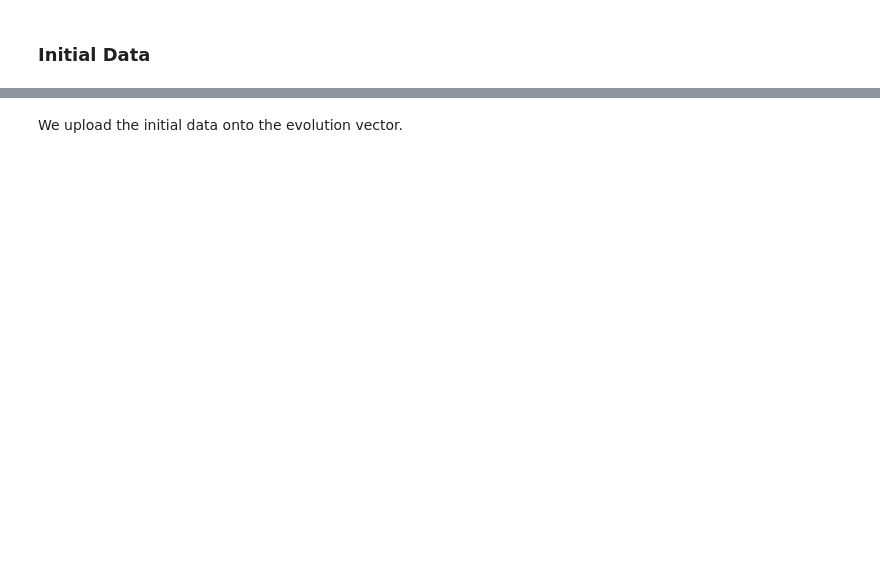
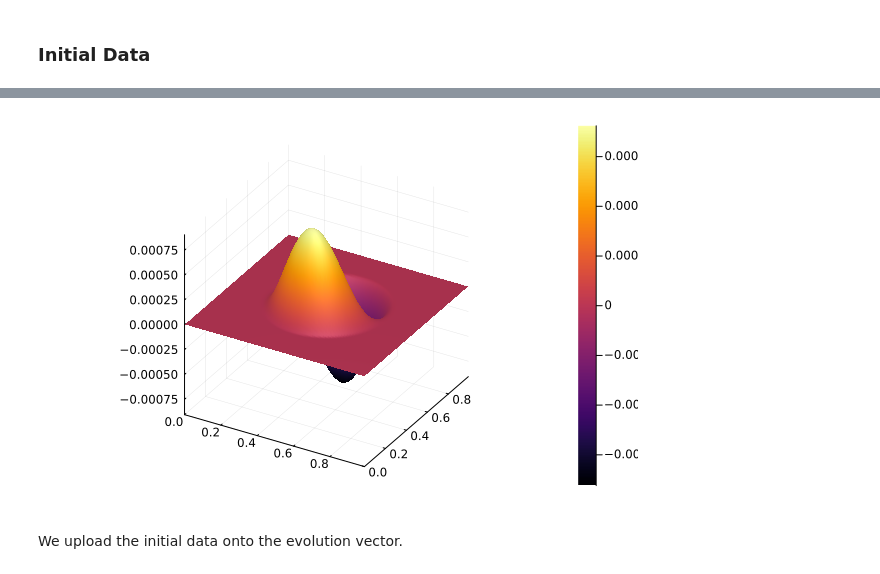
Before and after one commit to reula/Maxwell, a Jupyter notebook: 2D/max_2d.ipynb, the cells around one changed output, grey strips where cells are left out. Drawn from its saved outputs; the diff is of its cells as text; code cells hidden in the pictures; blank space fills up the shorter version.

```diff
--- a/2D/max_2d.ipynb
+++ b/2D/max_2d.ipynb
@@ -38,3 +53,7 @@ B = [fe(xv[i],yv[j]) for i in 1:J[1], j in 1:J[2]];
+# %%
+surface(yv,xv,Ea[2,:,:])
+# %% [output]
+[figure, added]
 # %% [markdown]
 We upload the initial data onto the evolution vector.
 # %%
```
Also changed, not shown: parts of 13 cells of this notebook.
